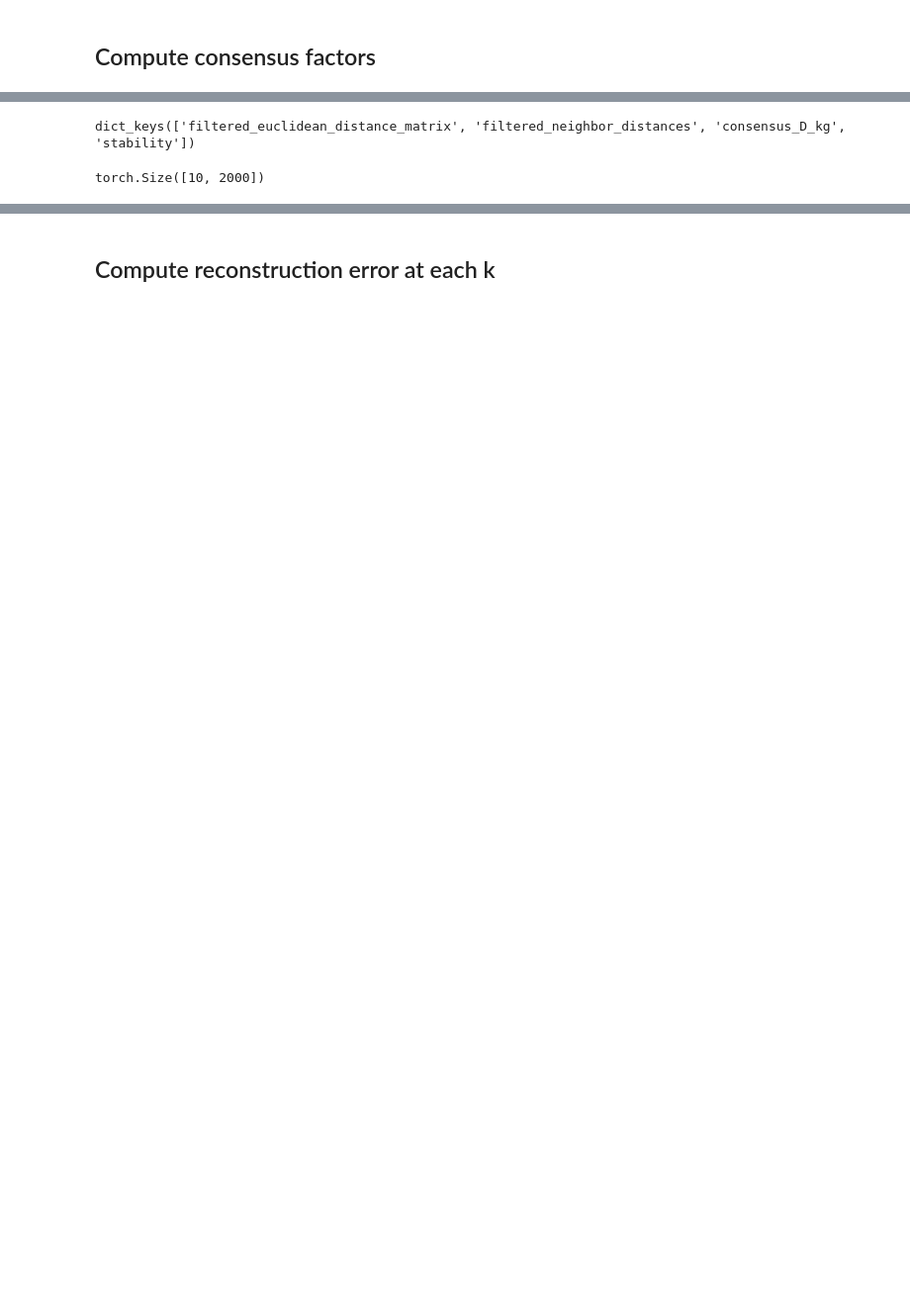
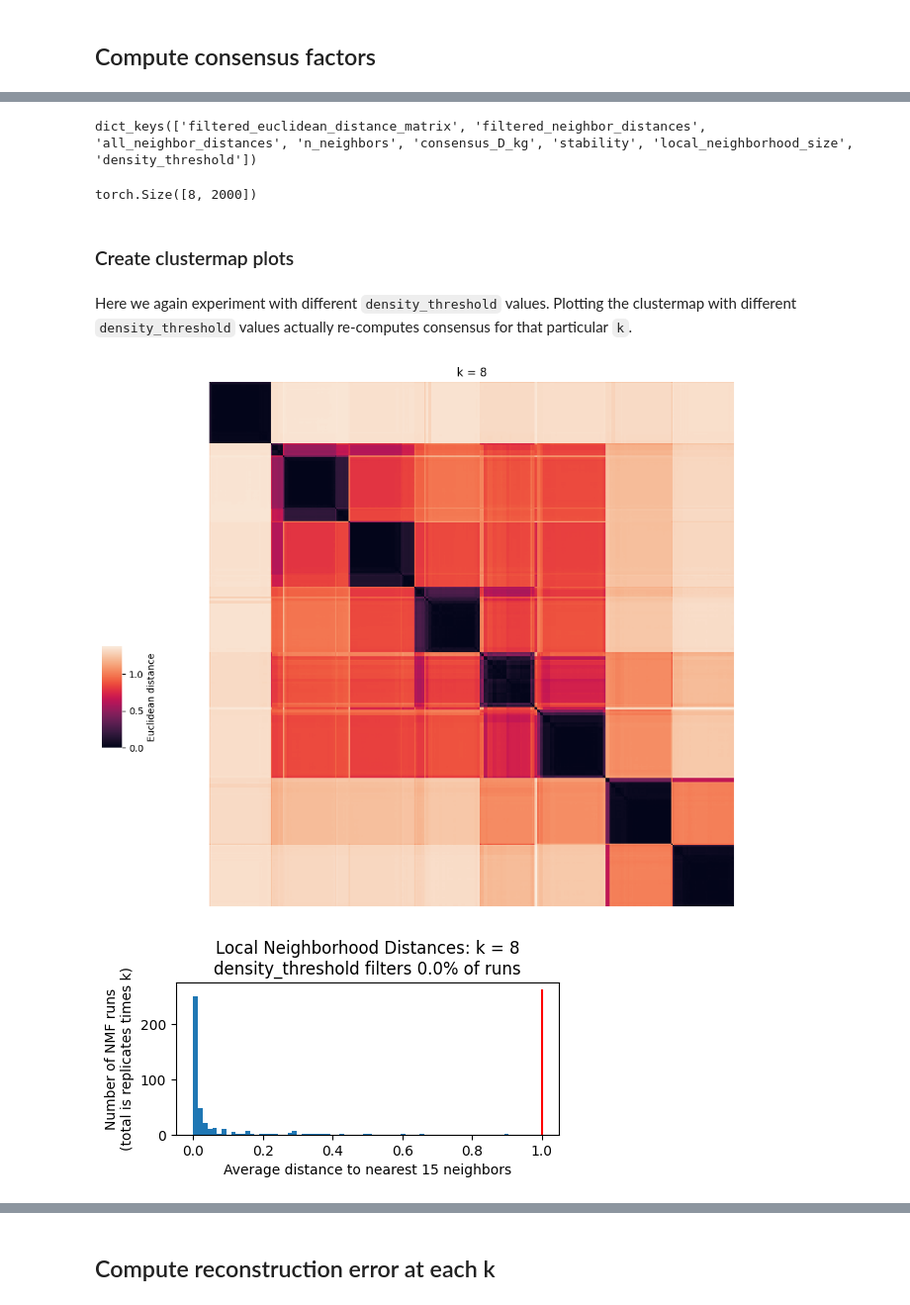
Before and after one commit to cellarium-ai/cellarium-ml, a Jupyter notebook: notebooks/cnmf_all_in_one.ipynb, the cells around one changed output, grey strips where cells are left out. Shown at 99% size. Drawn from its saved outputs; the diff is of its cells as text; code cells hidden in the pictures; blank space fills up the shorter version.

```diff
--- a/notebooks/cnmf_all_in_one.ipynb
+++ b/notebooks/cnmf_all_in_one.ipynb
@@ -324,0 +355,2 @@ as well as "stability" scores, a.k.a. silhouette scores
+# %%
+best_k = 8
@@ -357,12 +380,21 @@ dict_keys([10, 20, 30])
 # %%
-# each k-value has a few things computed
+# each k-value has a few things computed: these get updated if you re-compute consensus for a particular k value
 
-nmf_output.consensus[nmf_model.k_values[0]].keys()
+nmf_output.consensus[best_k].keys()
 # %% [output]
-dict_keys(['filtered_euclidean_distance_matrix', 'filtered_neighbor_distances', 'consensus_D_kg', 'stability'])
+dict_keys(['filtered_euclidean_distance_matrix', 'filtered_neighbor_distances', 'all_neighbor_distances', 'n_neighbors', 'consensus_D_kg', 'stability', 'local_neighborhood_size', 'density_threshold'])
 # %%
 # the shape of the consensus matrix for a particular k
 
-nmf_output.consensus[nmf_model.k_values[0]]['consensus_D_kg'].shape
+nmf_output.consensus[best_k]['consensus_D_kg'].shape
 # %% [output]
-torch.Size([10, 2000])
+torch.Size([8, 2000])
+# %% [markdown]
+### Create clustermap plots
+# %% [markdown]
+Here we again experiment with different `density_threshold` values. Plotting the clustermap with different `density_threshold` values actually re-computes consensus for that particular `k`.
+# %%
+nmf_output.plot_clustermap(k=best_k, density_threshold=1.0)
+# %% [output]
+[figure, added]
+[figure, added]
```
Also changed, not shown: parts of 43 cells of this notebook, 1 other file.
